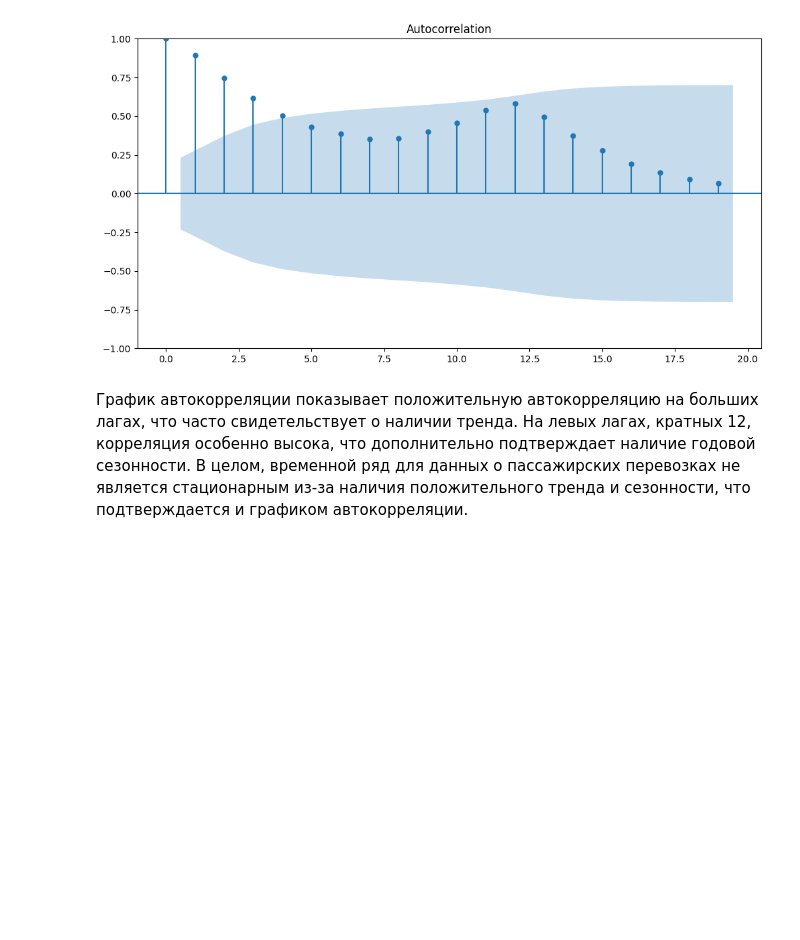
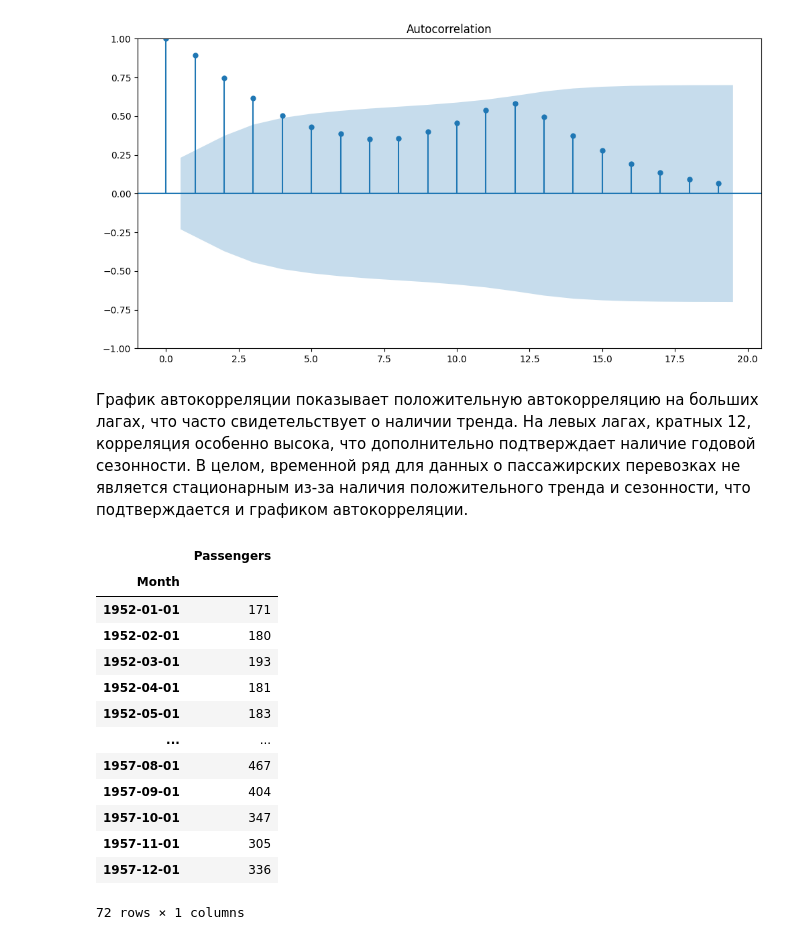
Before and after one commit to korsh624/DS, a Jupyter notebook: 2.7/task.ipynb, the cells around one changed output. Saved outputs shown, nothing was run; the diff lists cells and outputs as text; code cells hidden in the pictures; blank space fills up the shorter version.

```diff
--- a/2.7/task.ipynb
+++ b/2.7/task.ipynb
@@ -59,0 +80,17 @@ plt.show()
+# %%
+data
+# %% [output]
+|  | Passengers |
+| Month |  |
+| 1952-01-01 | 171 |
+| 1952-02-01 | 180 |
+| 1952-03-01 | 193 |
+| 1952-04-01 | 181 |
+| 1952-05-01 | 183 |
+| ... | ... |
+| 1957-08-01 | 467 |
+| 1957-09-01 | 404 |
+| 1957-10-01 | 347 |
+| 1957-11-01 | 305 |
+| 1957-12-01 | 336 |
+72 rows × 1 columns
```
Also changed, not shown: parts of 14 cells of this notebook.
